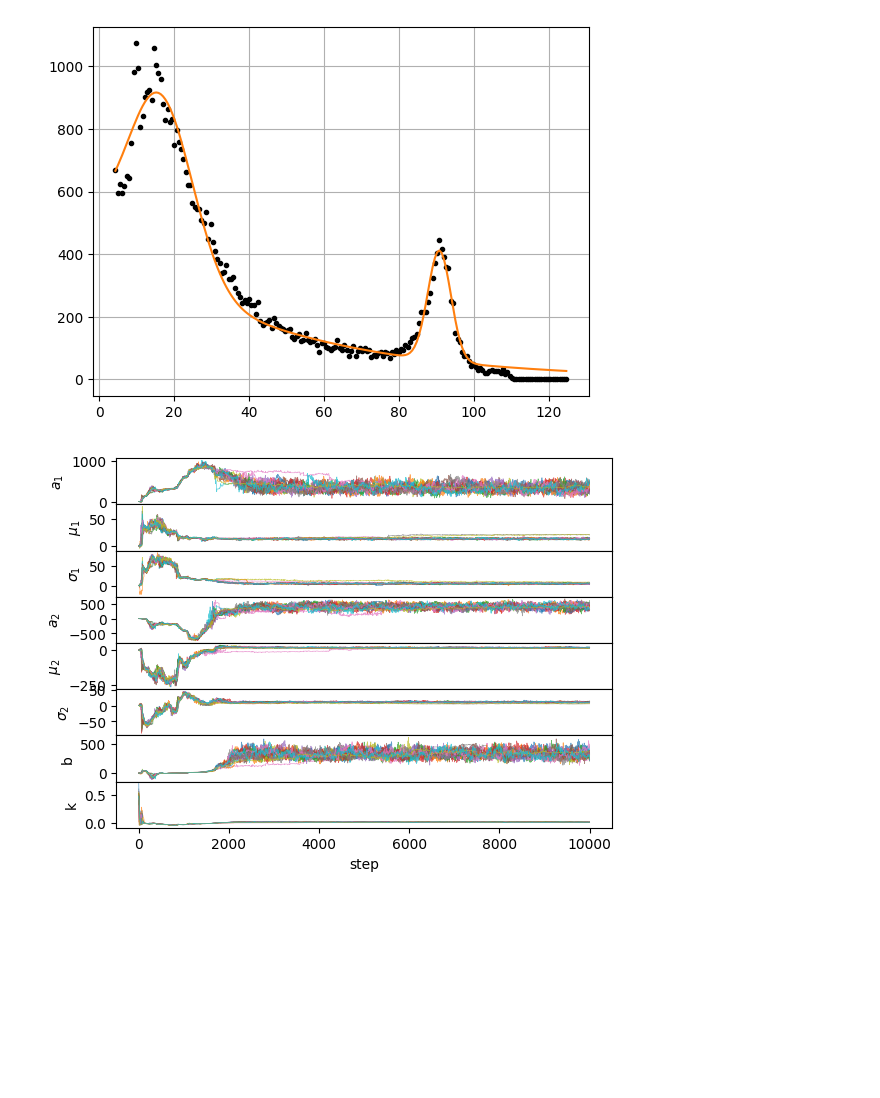
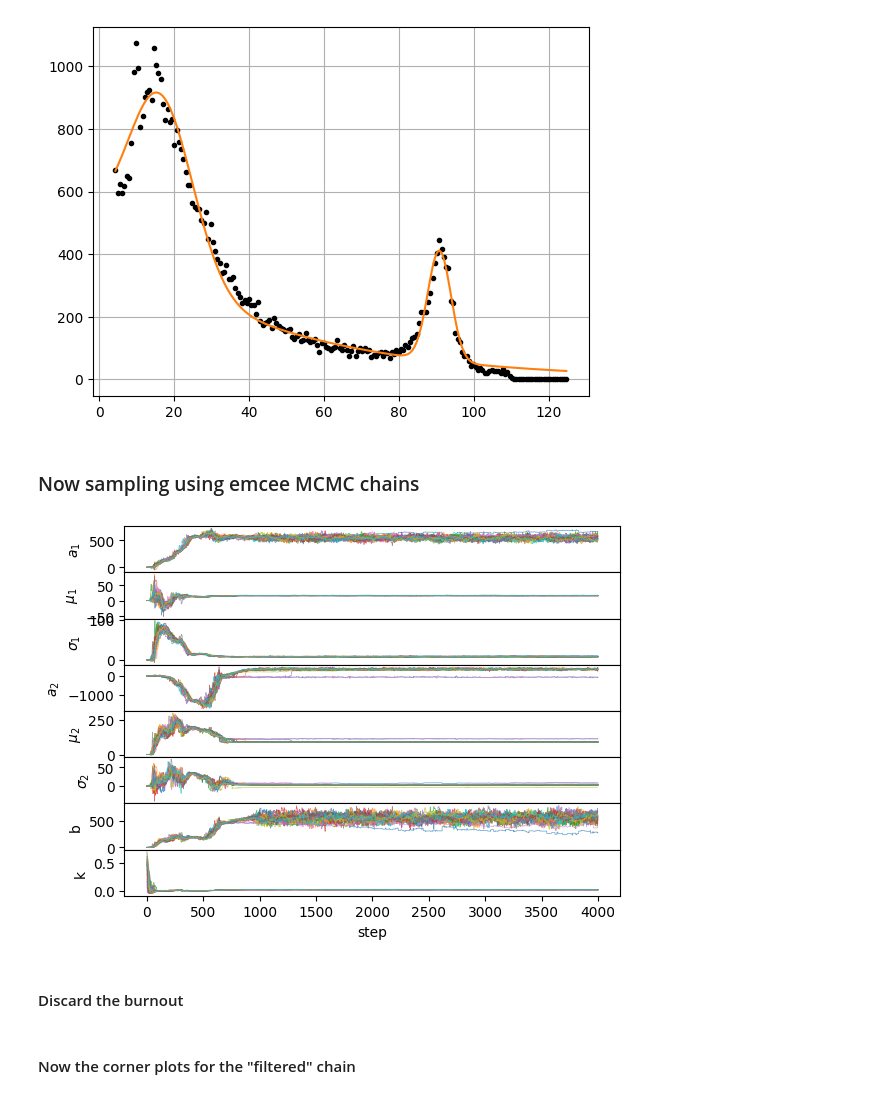
Before and after one commit to SanzianaStelea/Bayesian_Electron_Collision, a Jupyter notebook: bayesian_workflow_sanziana.ipynb, the cells around one changed output. Saved outputs shown, nothing was run; the diff lists cells and outputs as text; code cells hidden in the pictures; blank space fills up the shorter version.

Commit message:
Fixed posterior sampling plot

```diff
--- a/bayesian_workflow_sanziana.ipynb
+++ b/bayesian_workflow_sanziana.ipynb
@@ -87,14 +89,16 @@ MAP results
 [3.52507752e+02 9.08079297e+01 3.08488227e+00 5.77612150e+02
  1.62412847e+01 8.69111104e+00 4.87892161e+02 2.31631922e-02]
 [figure]
+# %% [markdown]
+### Now sampling using emcee MCMC chains
 # %%
-import emcee
+np.random.seed(4)
 
 # emcee requires some extra settings to run
 n_param = 8       # Number of parameter we are sampling
-n_walker = 20     # Number of walkers. This just needs to be
+n_walker = 30     # Number of walkers. This just needs to be
                   # larger than 2*n_param + 1!
-n_step = 10000     # How many steps each walker will take. The number
+n_step = 4000     # How many steps each walker will take. The number
                   # of samples will be n_walker*n_step
 
 # The starting point for each walker
@@ -108,20 +112,24 @@ sampler = emcee.EnsembleSampler(
 )
 state = sampler.run_mcmc(theta_init, nsteps=n_step)
 # %%
-chain_per_walker = sampler.get_chain()
-n_walker = 20
+#chain_per_walker = np.load('emcee_chain_gauss_exp_30_walker_1.npy')
+chain = sampler.get_chain()
+
+n_walker = 30
 param_names = [r"$a_1$", r"$\mu_1$", r"$\sigma_1$", r"$a_2$", r"$\mu_2$", r"$\sigma_2$", "b", "k"]
 
 # Plot the tracer of the chain, this time for all the walkers
 fig, ax = plt.subplots(len(param_names), 1, sharex=True)
 plt.subplots_adjust(hspace=0)
 
 for i, name in enumerate(param_names):
     for j in range(n_walker):
-        ax[i].plot(chain_per_walker[:, j, i], lw=0.5, alpha=0.7, color=f"C{j}")
+        ax[i].plot(chain[:, j, i], lw=0.5, alpha=0.7, color=f"C{j}")
     ax[i].set_ylabel(name)
 
 ax[-1].set_xlabel("step");
 # %% [output]
-[figure, old version]
+[figure, new version]
+# %% [markdown]
+#### Discard the burnout
 # %%
@@ -129 +137,3 @@ chain = sampler.get_chain(discard=4000, thin=10, flat=True)
+# %% [markdown]
+#### Now the corner plots for the "filtered" chain
 # %%
```
Also changed, not shown: parts of 9 cells of this notebook, 10 other files.
